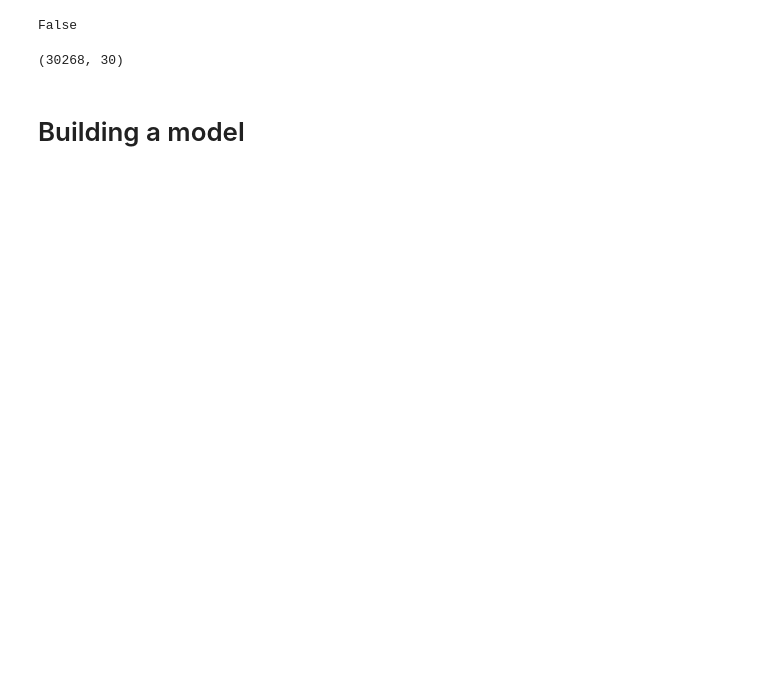
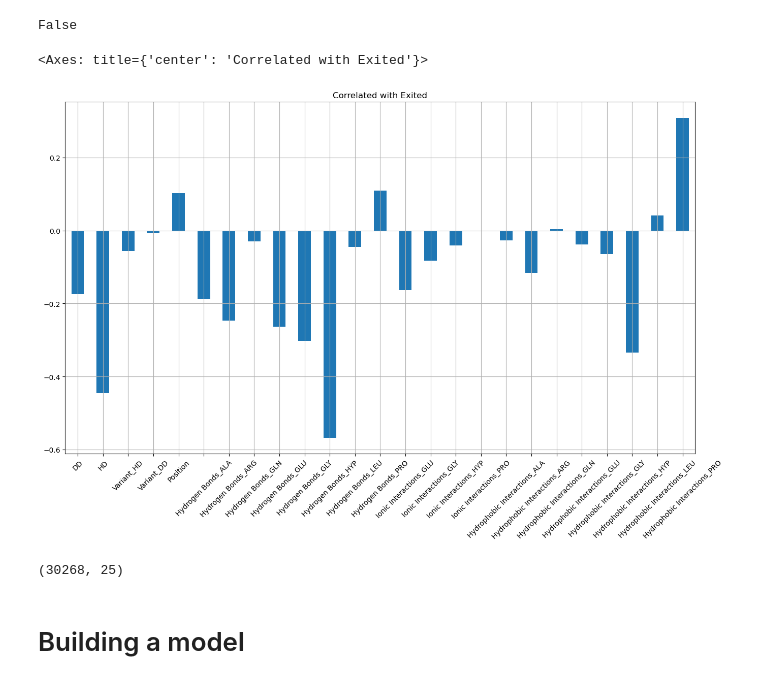
Before and after one commit to Piotr8706/Chitosan-Collagen_docking, a Jupyter notebook: Binding_energy_prediction.ipynb, the cells around one changed output. Drawn from its saved outputs; the diff is of its cells as text; code cells hidden in the pictures; blank space fills up the shorter version.

```diff
--- a/Binding_energy_prediction.ipynb
+++ b/Binding_energy_prediction.ipynb
@@ -67,5 +68,7 @@ memory usage: 9.2 MB
 df.isnull().values.any()
 # %% [output]
 False
+# %%
+df = df.loc[:, (df != 0).any(axis=0)]
 # %%
 #df = df.query('HD==0.43')
@@ -72,10 +78,13 @@ False
+# %%
+x.corrwith(y).plot.bar(figsize=(16,9), title='Correlated with Exited', rot=45, grid=True)
+# %% [output]
+<Axes: title={'center': 'Correlated with Exited'}>
+[figure, added]
 # %%
-x = df.drop(columns='Binding_Energy')
-y = df['Binding_Energy']
 x_train, x_test, y_train, y_test = train_test_split(x, y, test_size=0.2, random_state=0)
 print(x_train.shape)
 # %% [output]
-(30268, 30)
+(30268, 25)
 # %% [markdown]
 # Building a model
 # %%
```
Also changed, not shown: parts of 6 cells of this notebook, 1 other file.
